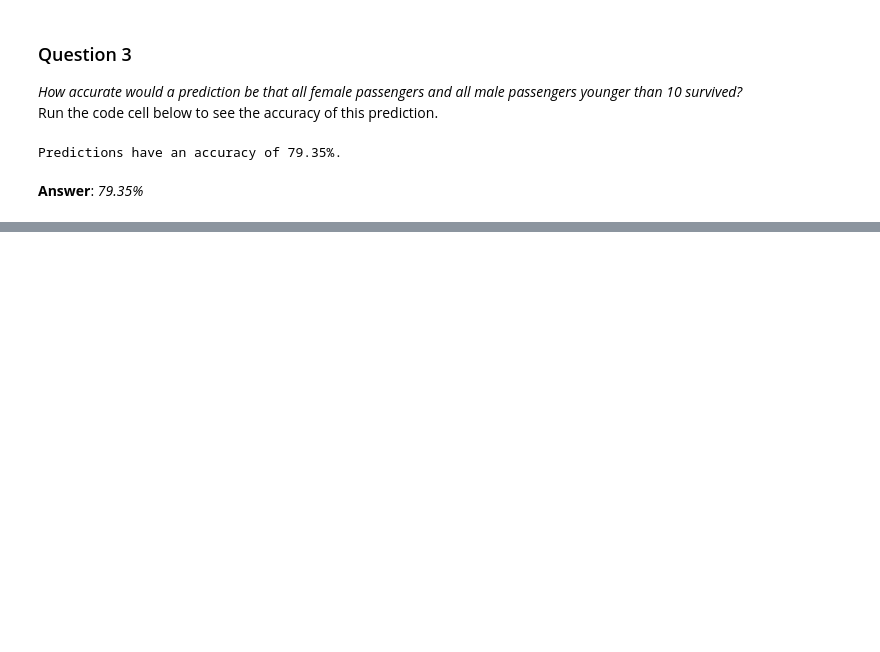
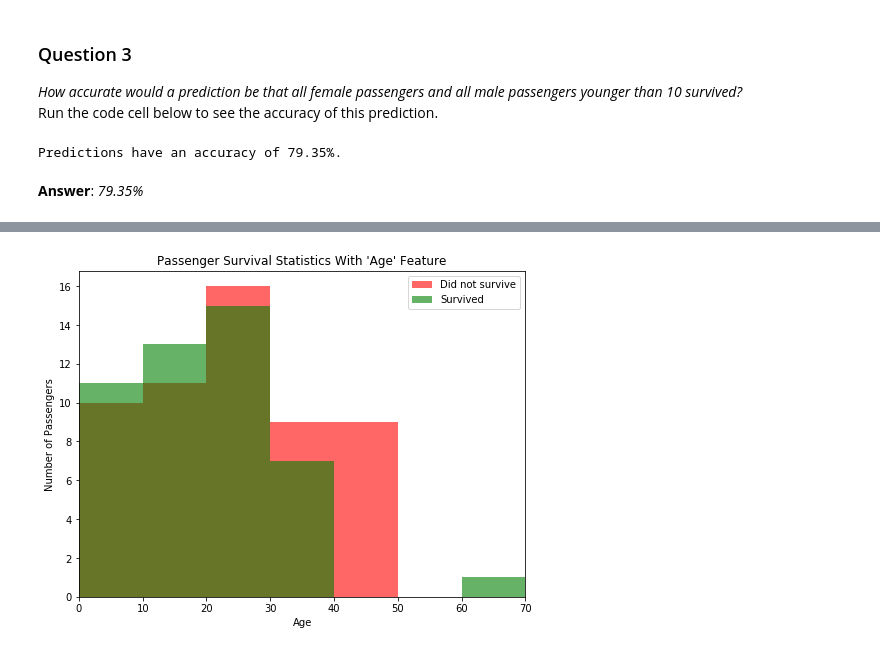
Before and after one commit to girish-sukhwani/Titanic-Survival-Exploration, a Jupyter notebook: titanic_exploration_PySpark.ipynb, the cells around one changed output, grey strips where cells are left out. Drawn from its saved outputs; the diff is of its cells as text; code cells hidden in the pictures; blank space fills up the shorter version.

```diff
--- a/titanic_exploration_PySpark.ipynb
+++ b/titanic_exploration_PySpark.ipynb
@@ -187,0 +201,4 @@ spark_context.stop()
+# %%
+vs.survival_stats(temp_data, temp_outcomes, 'Age', ['Sex == "female"', 'Pclass == 3'])
+# %% [output]
+[figure, added]
```
Also changed, not shown: parts of 13 cells of this notebook, 1 other file.
